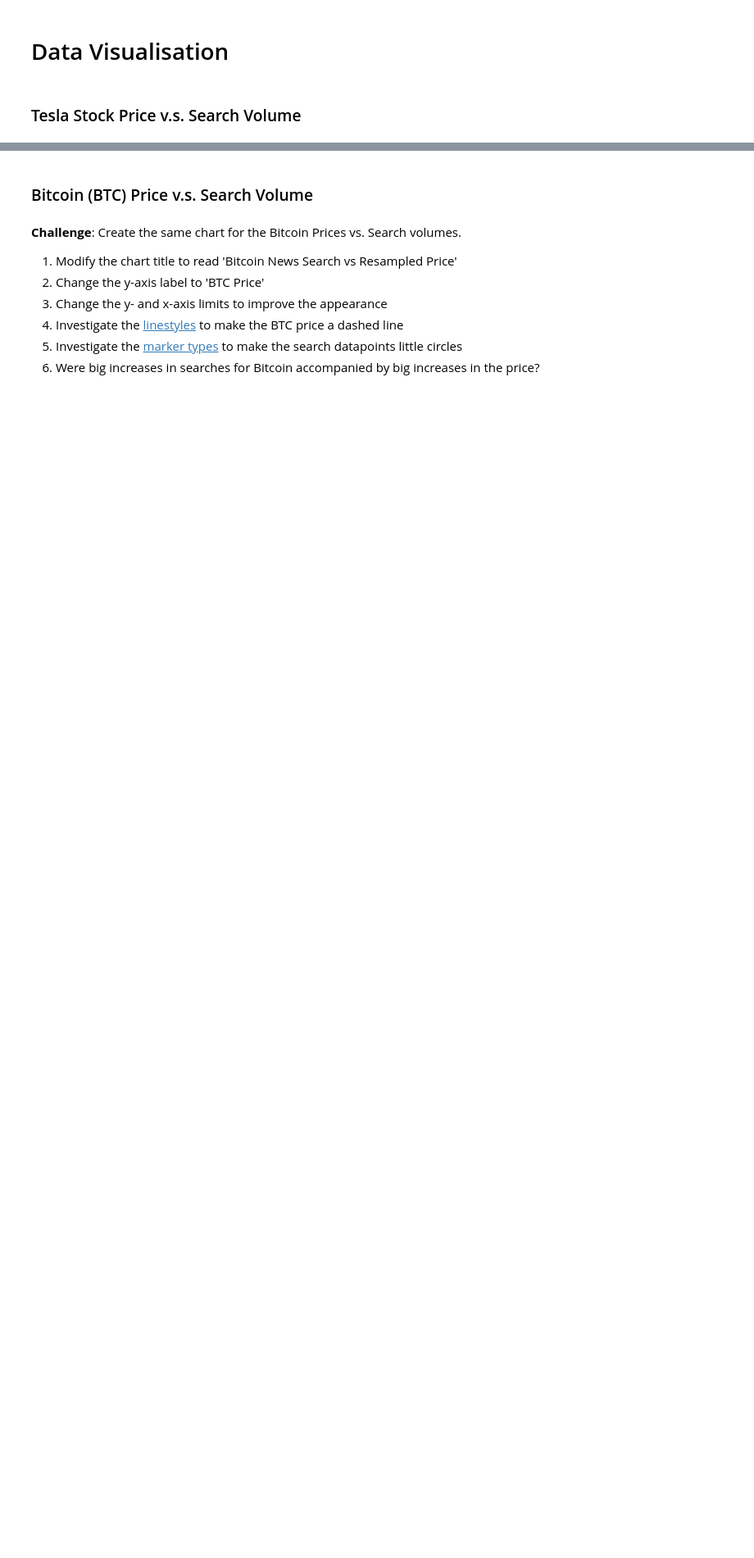
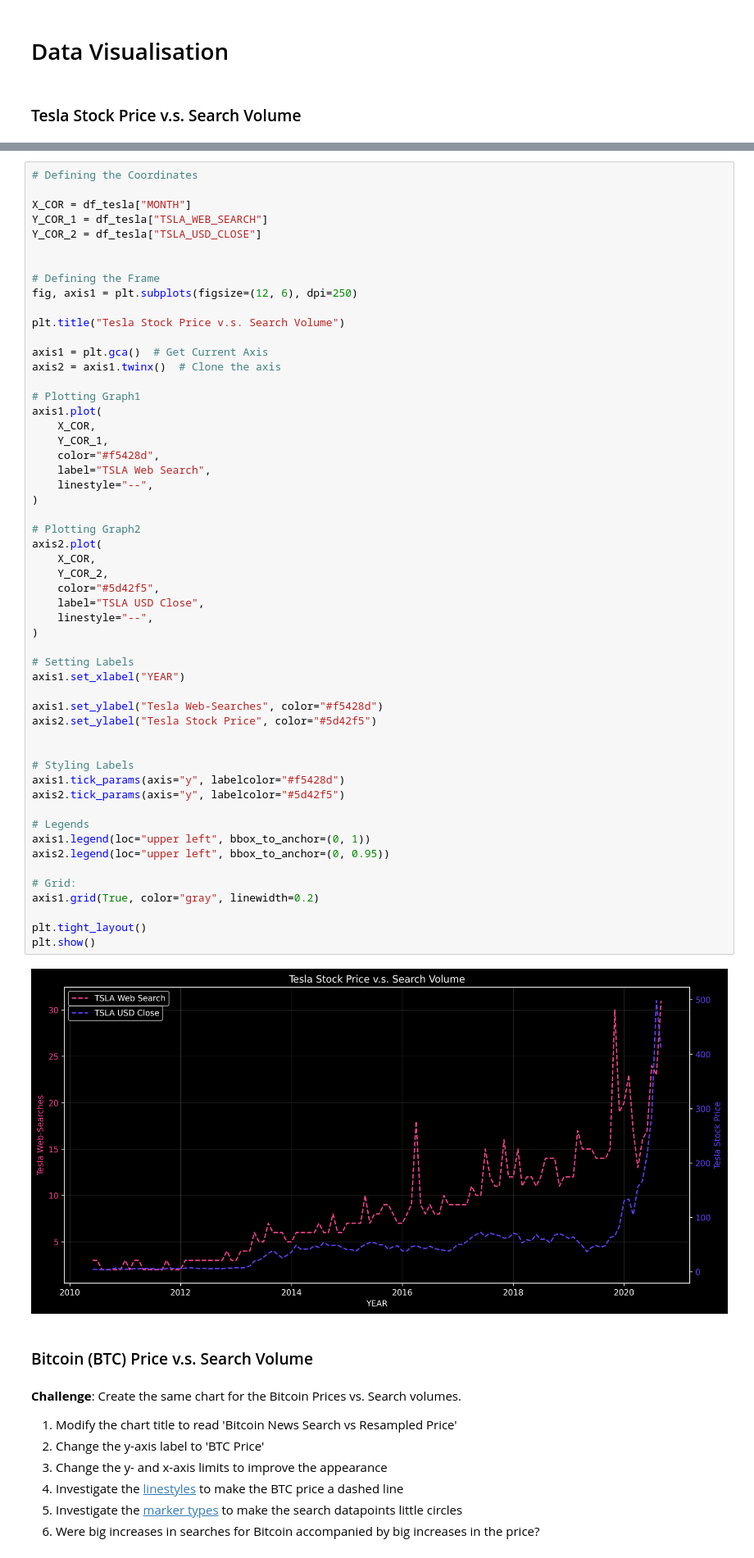
Before and after one commit to ahmedyar7/Data-Science-Projects, a Jupyter notebook: Google Trends/main.ipynb, the cells around one changed output, grey strips where cells are left out. Shown: that part at 82% size. Drawn from its saved outputs; the diff is of its cells as text; blank space fills up the shorter version.

Commit message:
Visualizing the Tesla Graph

```diff
--- a/Google Trends/main.ipynb
+++ b/Google Trends/main.ipynb
@@ -216,3 +203,59 @@ How to add tick formatting for dates on the x-axis.
+# %%
+# Defining the Coordinates
+
+X_COR = df_tesla["MONTH"]
+Y_COR_1 = df_tesla["TSLA_WEB_SEARCH"]
+Y_COR_2 = df_tesla["TSLA_USD_CLOSE"]
+
+
+# Defining the Frame
+fig, axis1 = plt.subplots(figsize=(12, 6), dpi=250)
+
+plt.title("Tesla Stock Price v.s. Search Volume")
+
+axis1 = plt.gca()  # Get Current Axis
+axis2 = axis1.twinx()  # Clone the axis
+
+# Plotting Graph1
+axis1.plot(
+    X_COR,
+    Y_COR_1,
+    color="#f5428d",
+    label="TSLA Web Search",
+    linestyle="--",
+)
+
+# Plotting Graph2
+axis2.plot(
+    X_COR,
+    Y_COR_2,
+    color="#5d42f5",
+    label="TSLA USD Close",
+    linestyle="--",
+)
+
+# Setting Labels
+axis1.set_xlabel("YEAR")
+
+axis1.set_ylabel("Tesla Web-Searches", color="#f5428d")
+axis2.set_ylabel("Tesla Stock Price", color="#5d42f5")
+
+
+# Styling Labels
+axis1.tick_params(axis="y", labelcolor="#f5428d")
+axis2.tick_params(axis="y", labelcolor="#5d42f5")
+
+# Legends
+axis1.legend(loc="upper left", bbox_to_anchor=(0, 1))
+axis2.legend(loc="upper left", bbox_to_anchor=(0, 0.95))
+
+# Grid:
+axis1.grid(True, color="gray", linewidth=0.2)
+
+plt.tight_layout()
+plt.show()
+# %% [output]
+[figure, added]
 # %% [markdown]
 ### Bitcoin (BTC) Price v.s. Search Volume
 # %% [markdown]
```
Also changed, not shown: parts of 7 cells of this notebook.
